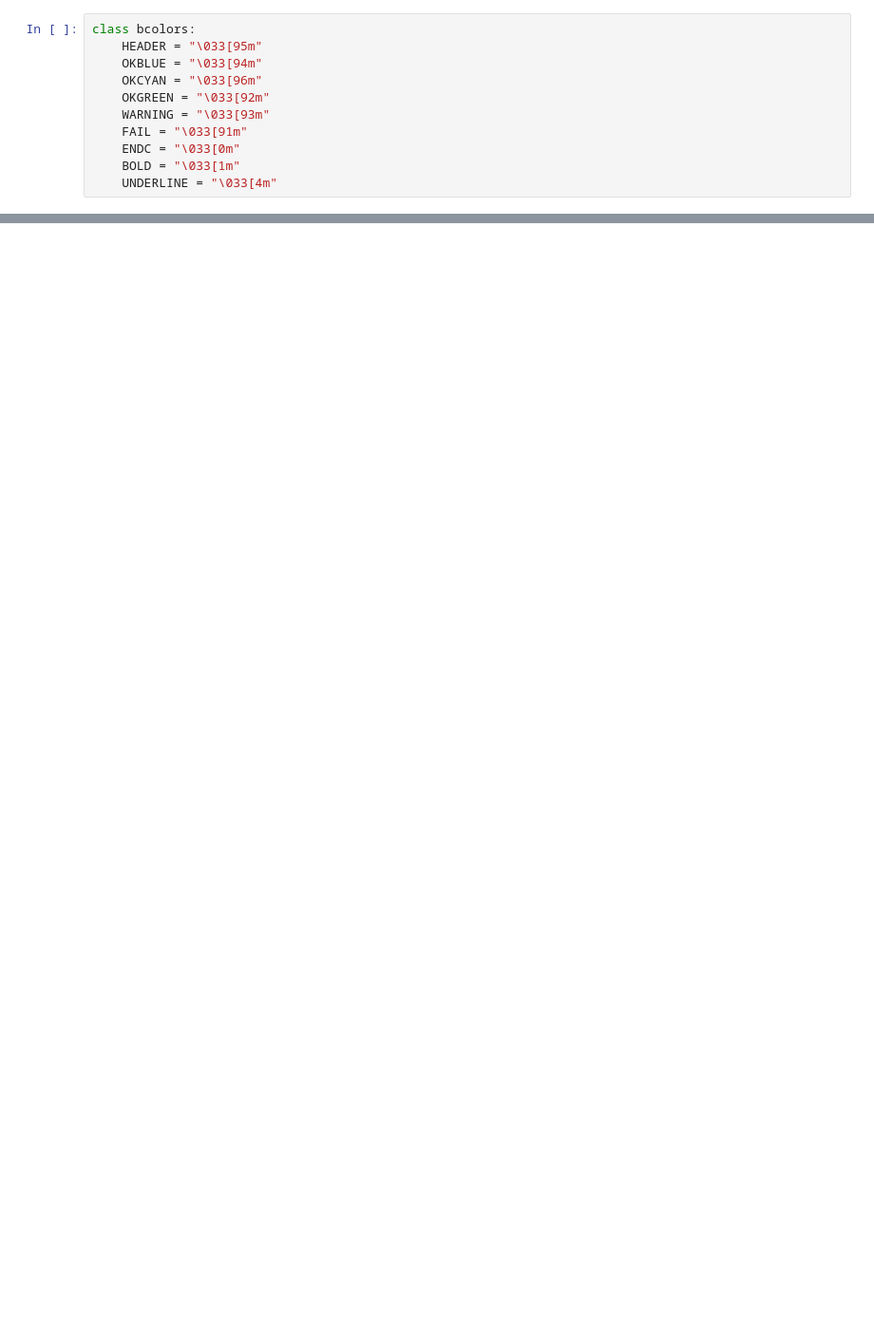
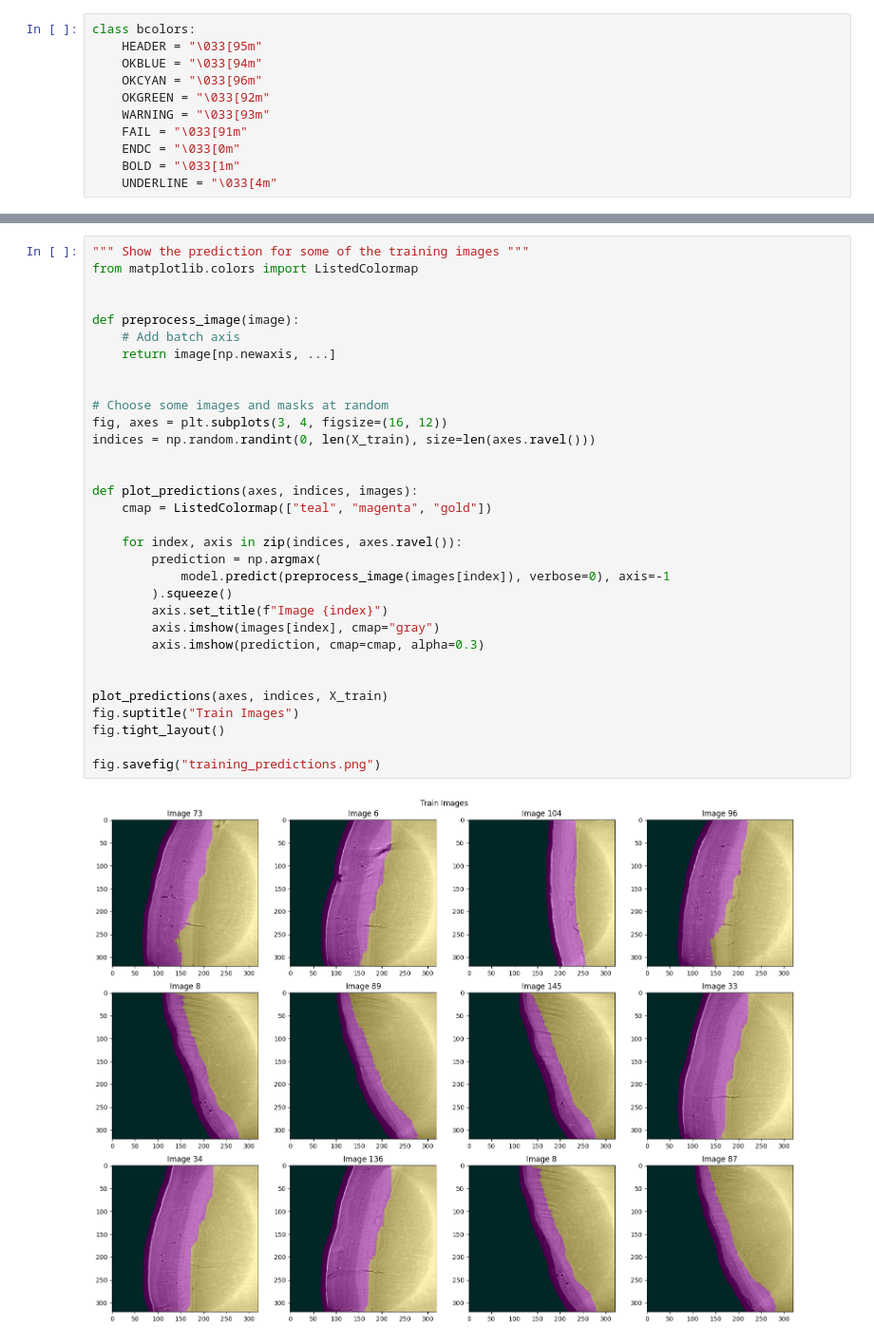
Before and after one commit to richard-lane/cementum, a Jupyter notebook: pipeline/reproduce.ipynb, the cells around one changed output, grey strips where cells are left out. Shown at 95% size. Cells and saved outputs as stored; diff of their text form; blank space fills up the shorter version.

```diff
--- a/pipeline/reproduce.ipynb
+++ b/pipeline/reproduce.ipynb
@@ -371,0 +336,34 @@ fig.savefig("images.png")
+# %%
+""" Show the prediction for some of the training images """
+from matplotlib.colors import ListedColormap
+
+
+def preprocess_image(image):
+    # Add batch axis
+    return image[np.newaxis, ...]
+
+
+# Choose some images and masks at random
+fig, axes = plt.subplots(3, 4, figsize=(16, 12))
+indices = np.random.randint(0, len(X_train), size=len(axes.ravel()))
+
+
+def plot_predictions(axes, indices, images):
+    cmap = ListedColormap(["teal", "magenta", "gold"])
+
+    for index, axis in zip(indices, axes.ravel()):
+        prediction = np.argmax(
+            model.predict(preprocess_image(images[index]), verbose=0), axis=-1
+        ).squeeze()
+        axis.set_title(f"Image {index}")
+        axis.imshow(images[index], cmap="gray")
+        axis.imshow(prediction, cmap=cmap, alpha=0.3)
+
+
+plot_predictions(axes, indices, X_train)
+fig.suptitle("Train Images")
+fig.tight_layout()
+
+fig.savefig("training_predictions.png")
+# %% [output]
+[figure, added]
```
Also changed, not shown: parts of 11 cells of this notebook.
